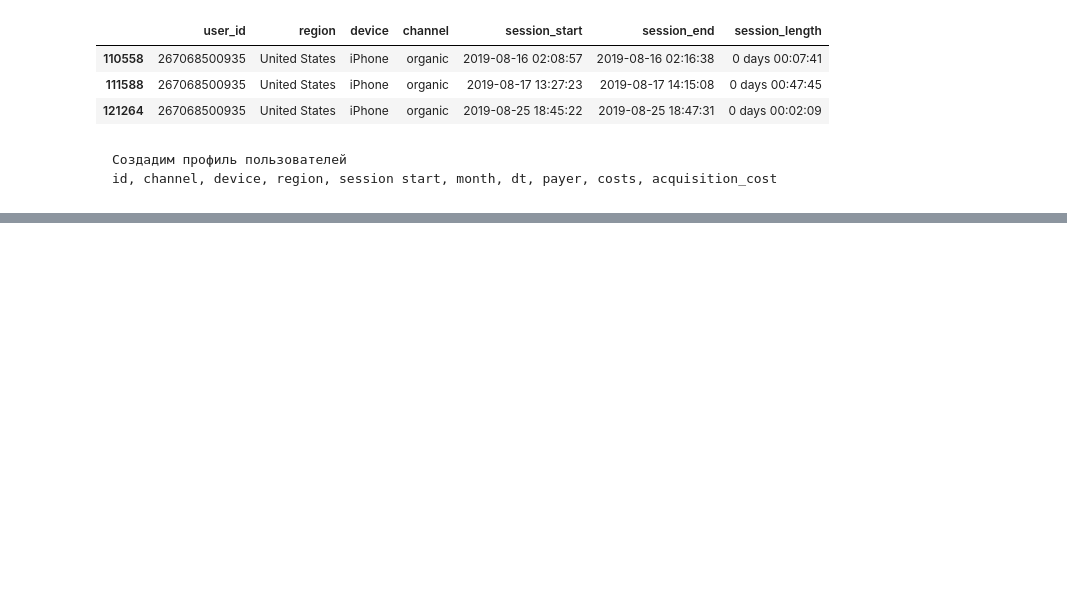
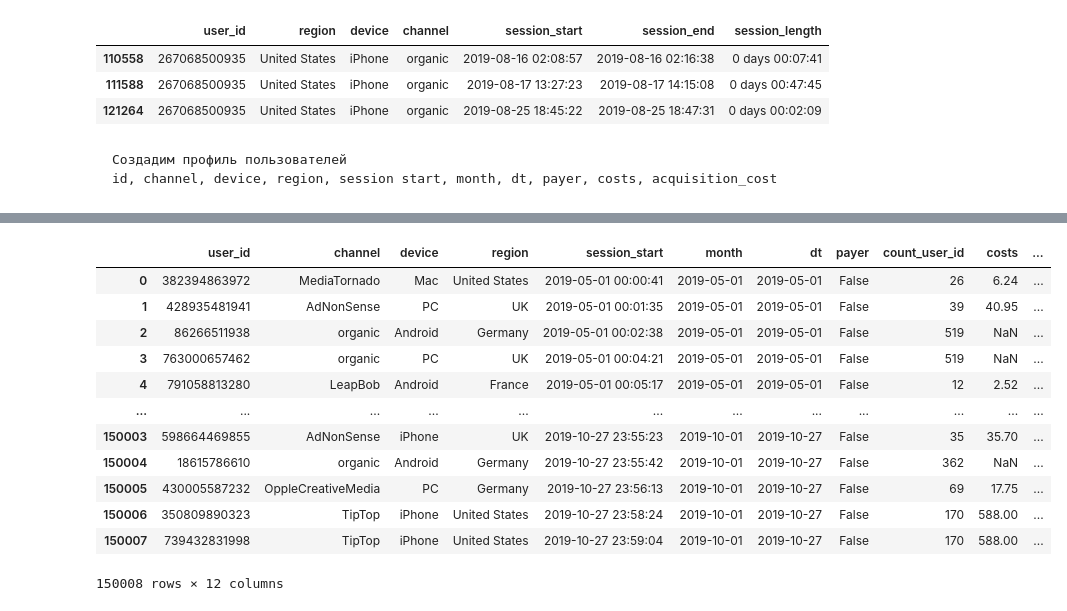
Before and after one commit to AlexVachkan/Data-exploration, a Jupyter notebook: Products_metrics/products_metric.ipynb, the cells around one changed output, grey strips where cells are left out. Saved outputs shown, nothing was run; the diff lists cells and outputs as text; code cells hidden in the pictures; blank space fills up the shorter version.

```diff
--- a/Products_metrics/products_metric.ipynb
+++ b/Products_metrics/products_metric.ipynb
@@ -423,0 +486,16 @@ Text(0.5, 1.0, 'Процент платящих пользователей от
+# %%
+profiles
+# %% [output]
+|  | user_id | channel | device | region | session_start | month | dt | payer | count_user_id | costs | ... |
+| 0 | 382394863972 | MediaTornado | Mac | United States | 2019-05-01 00:00:41 | 2019-05-01 | 2019-05-01 | False | 26 | 6.24 | ... |
+| 1 | 428935481941 | AdNonSense | PC | UK | 2019-05-01 00:01:35 | 2019-05-01 | 2019-05-01 | False | 39 | 40.95 | ... |
+| 2 | 86266511938 | organic | Android | Germany | 2019-05-01 00:02:38 | 2019-05-01 | 2019-05-01 | False | 519 | NaN | ... |
+| 3 | 763000657462 | organic | PC | UK | 2019-05-01 00:04:21 | 2019-05-01 | 2019-05-01 | False | 519 | NaN | ... |
+| 4 | 791058813280 | LeapBob | Android | France | 2019-05-01 00:05:17 | 2019-05-01 | 2019-05-01 | False | 12 | 2.52 | ... |
+| ... | ... | ... | ... | ... | ... | ... | ... | ... | ... | ... | ... |
+| 150003 | 598664469855 | AdNonSense | iPhone | UK | 2019-10-27 23:55:23 | 2019-10-01 | 2019-10-27 | False | 35 | 35.70 | ... |
+| 150004 | 18615786610 | organic | Android | Germany | 2019-10-27 23:55:42 | 2019-10-01 | 2019-10-27 | False | 362 | NaN | ... |
+| 150005 | 430005587232 | OppleCreativeMedia | PC | Germany | 2019-10-27 23:56:13 | 2019-10-01 | 2019-10-27 | False | 69 | 17.75 | ... |
+| 150006 | 350809890323 | TipTop | iPhone | United States | 2019-10-27 23:58:24 | 2019-10-01 | 2019-10-27 | False | 170 | 588.00 | ... |
+| 150007 | 739432831998 | TipTop | iPhone | United States | 2019-10-27 23:59:04 | 2019-10-01 | 2019-10-27 | False | 170 | 588.00 | ... |
+150008 rows × 12 columns
```
Also changed, not shown: parts of 28 cells of this notebook.
